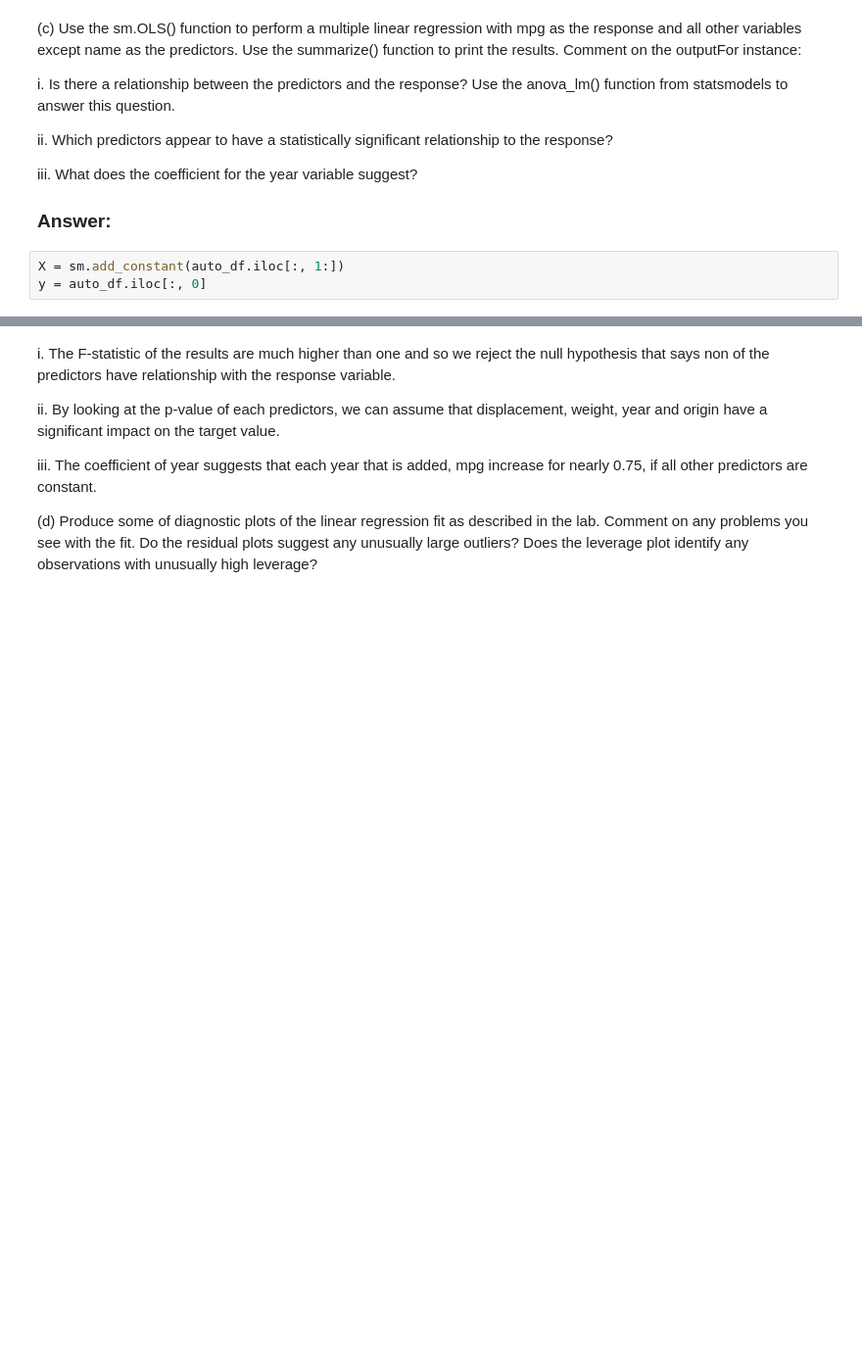
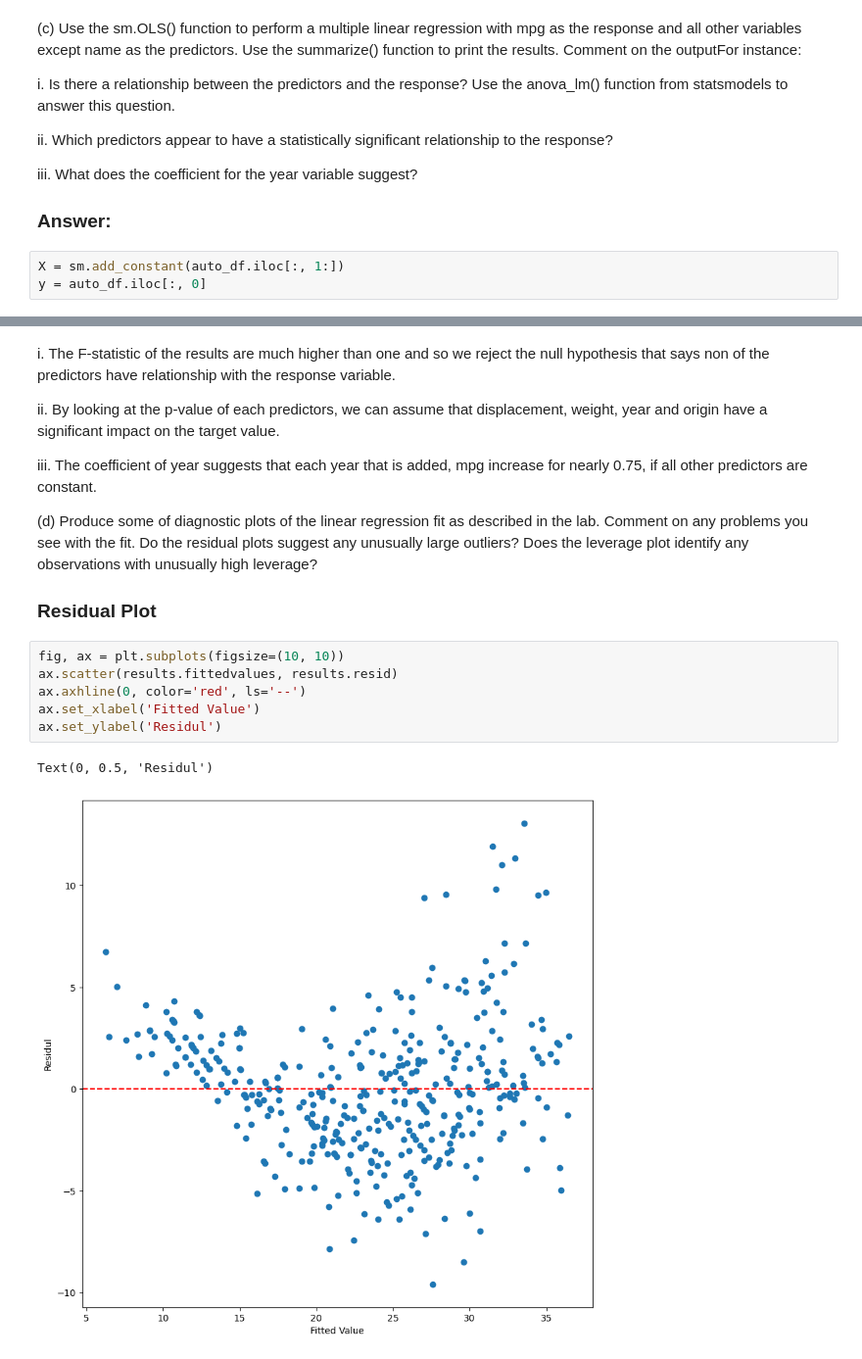
Before and after one commit to ki94mach/ISLP-Exercises, a Jupyter notebook: Chapter_03/Applied.ipynb, the cells around one changed output, grey strips where cells are left out. Shown at 98% size. Drawn from its saved outputs; the diff is of its cells as text; blank space fills up the shorter version.

```diff
--- a/Chapter_03/Applied.ipynb
+++ b/Chapter_03/Applied.ipynb
@@ -213,3 +213,14 @@ ii. By looking at the p-value of each predictors, we can assume that displacemen
 iii. The coefficient of year suggests that each year that is added, mpg increase for nearly 0.75, if all other predictors are constant.
 
 (d) Produce some of diagnostic plots of the linear regression fit as described in the lab. Comment on any problems you see with the fit. Do the residual plots suggest any unusually large outliers? Does the leverage plot identify any observations with unusually high leverage?
+
+### Residual Plot
+# %%
+fig, ax = plt.subplots(figsize=(10, 10))
+ax.scatter(results.fittedvalues, results.resid)
+ax.axhline(0, color='red', ls='--')
+ax.set_xlabel('Fitted Value')
+ax.set_ylabel('Residul')
+# %% [output]
+Text(0, 0.5, 'Residul')
+[figure, added]
```
Also changed, not shown: parts of 12 cells of this notebook, 1 other file.
